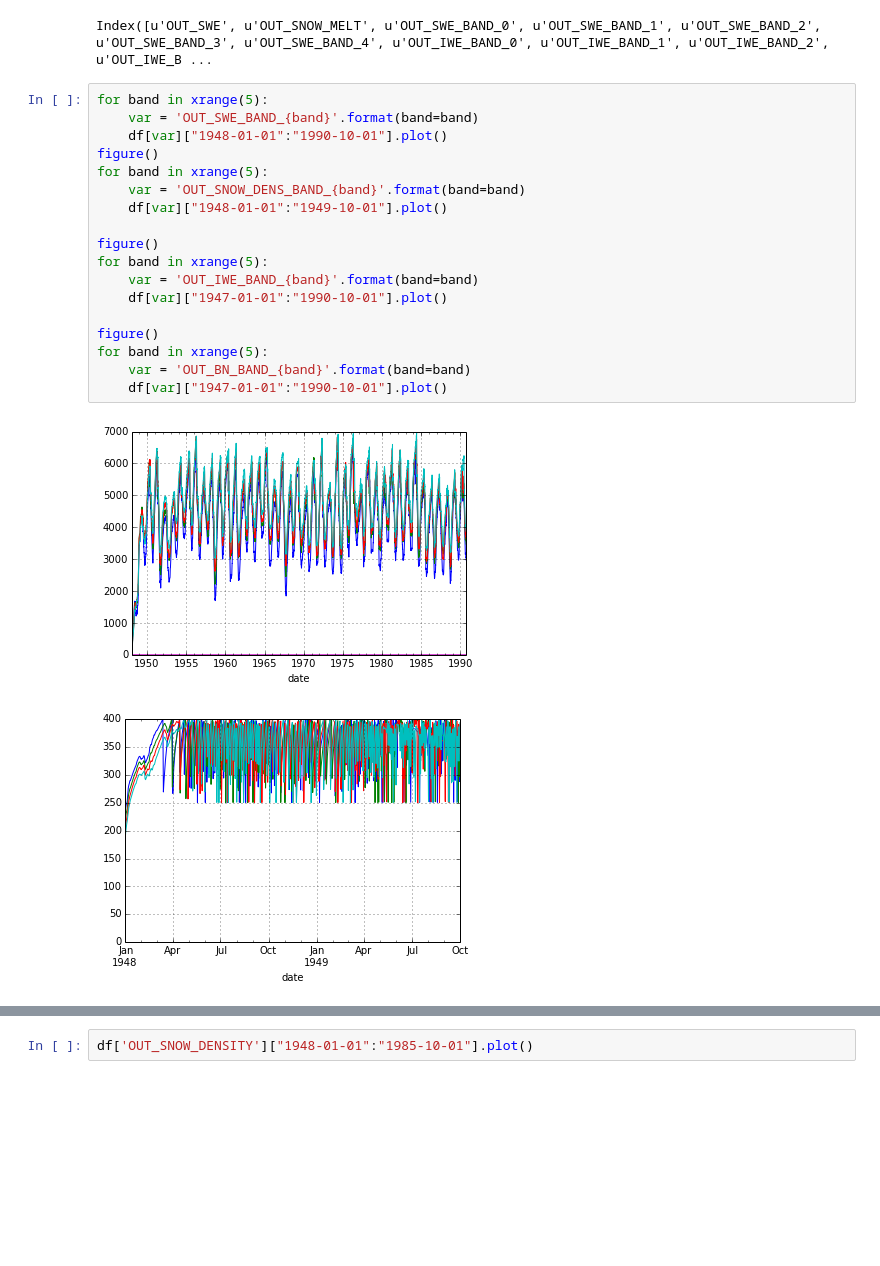
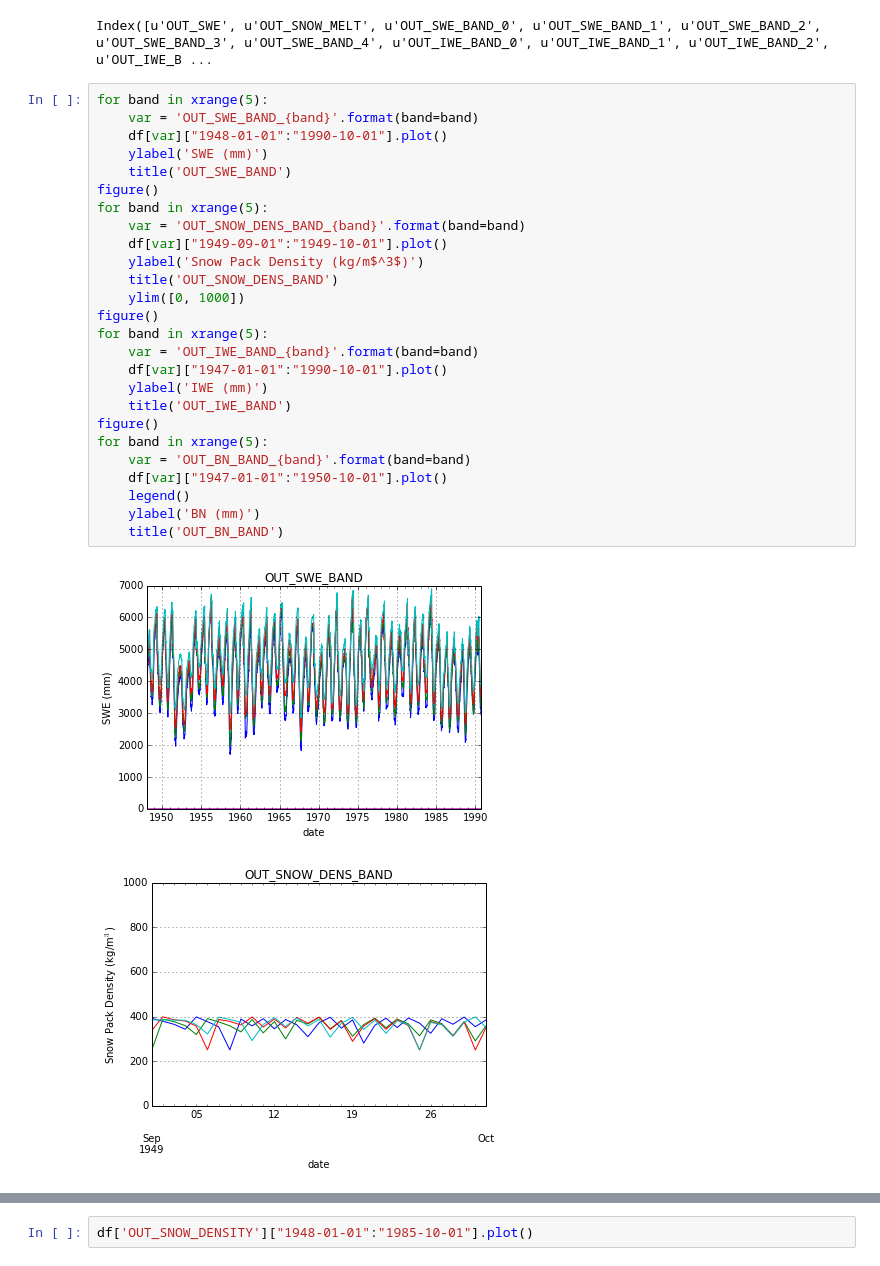
Before and after one commit to jhamman/VIC_glacier, a Jupyter notebook: notebooks/VIC_Glacier_Analysis_Rainier.ipynb, the cells around one changed output, grey strips where cells are left out. Drawn from its saved outputs; the diff is of its cells as text; blank space fills up the shorter version.

```diff
--- a/notebooks/VIC_Glacier_Analysis_Rainier.ipynb
+++ b/notebooks/VIC_Glacier_Analysis_Rainier.ipynb
@@ -70,21 +70,29 @@ Index([u'OUT_SWE', u'OUT_SNOW_MELT', u'OUT_SWE_BAND_0', u'OUT_SWE_BAND_1', u'OUT
 # %%
 for band in xrange(5):
     var = 'OUT_SWE_BAND_{band}'.format(band=band)
     df[var]["1948-01-01":"1990-10-01"].plot()
+    ylabel('SWE (mm)')
+    title('OUT_SWE_BAND')
 figure()
 for band in xrange(5):
     var = 'OUT_SNOW_DENS_BAND_{band}'.format(band=band)
-    df[var]["1948-01-01":"1949-10-01"].plot()
-
+    df[var]["1949-09-01":"1949-10-01"].plot()
+    ylabel('Snow Pack Density (kg/m$^3$)')
+    title('OUT_SNOW_DENS_BAND')
+    ylim([0, 1000])
 figure()
 for band in xrange(5):
     var = 'OUT_IWE_BAND_{band}'.format(band=band)
     df[var]["1947-01-01":"1990-10-01"].plot()
-
+    ylabel('IWE (mm)')
+    title('OUT_IWE_BAND')
 figure()
 for band in xrange(5):
     var = 'OUT_BN_BAND_{band}'.format(band=band)
-    df[var]["1947-01-01":"1990-10-01"].plot()
+    df[var]["1947-01-01":"1950-10-01"].plot()
+    legend()
+    ylabel('BN (mm)')
+    title('OUT_BN_BAND')
 # %% [output]
-[figure, old version]
+[figure, new version]
-[figure, old version]
+[figure, new version]
```
Also changed, not shown: parts of 3 cells of this notebook, 2 other files.
